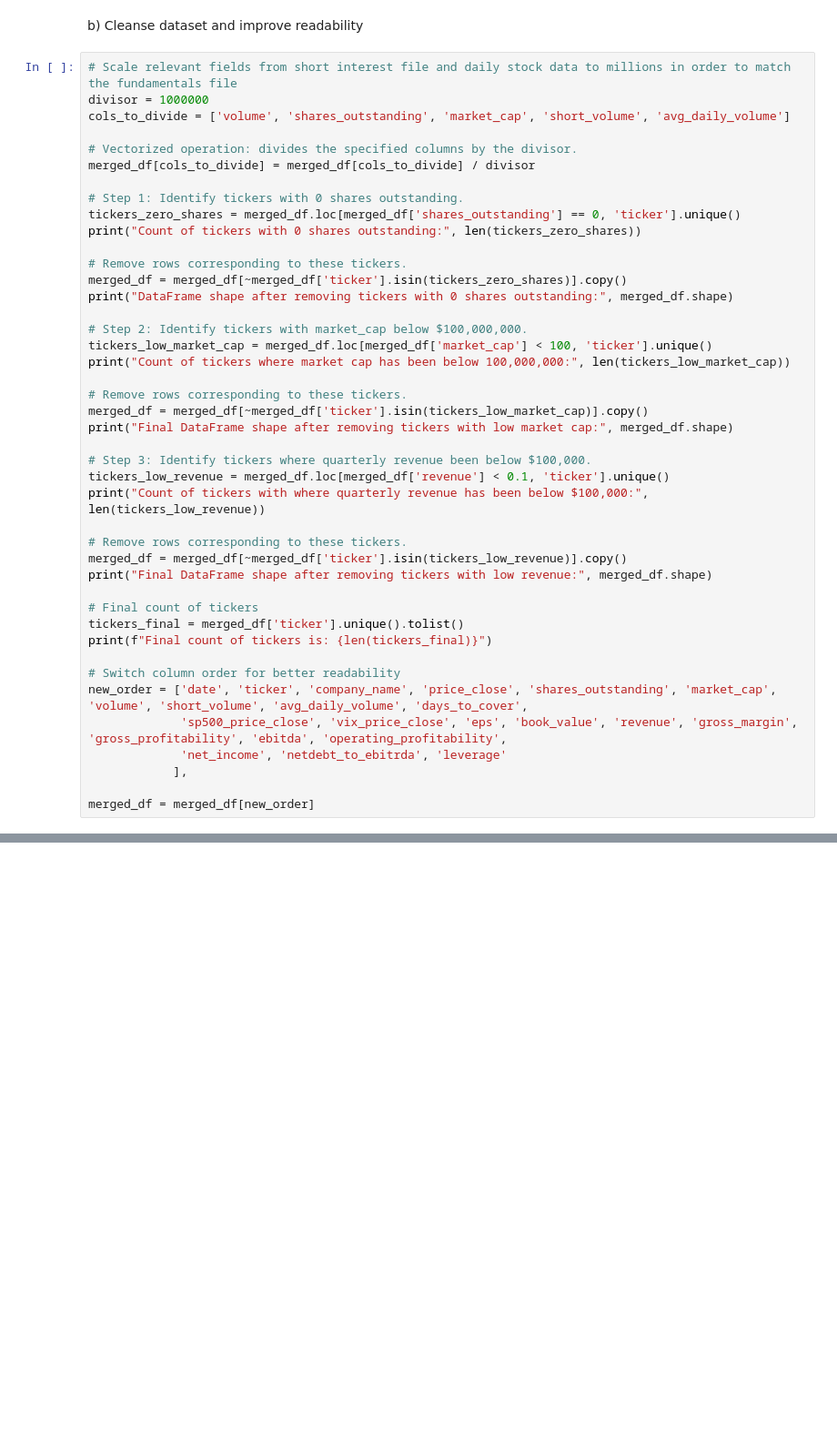
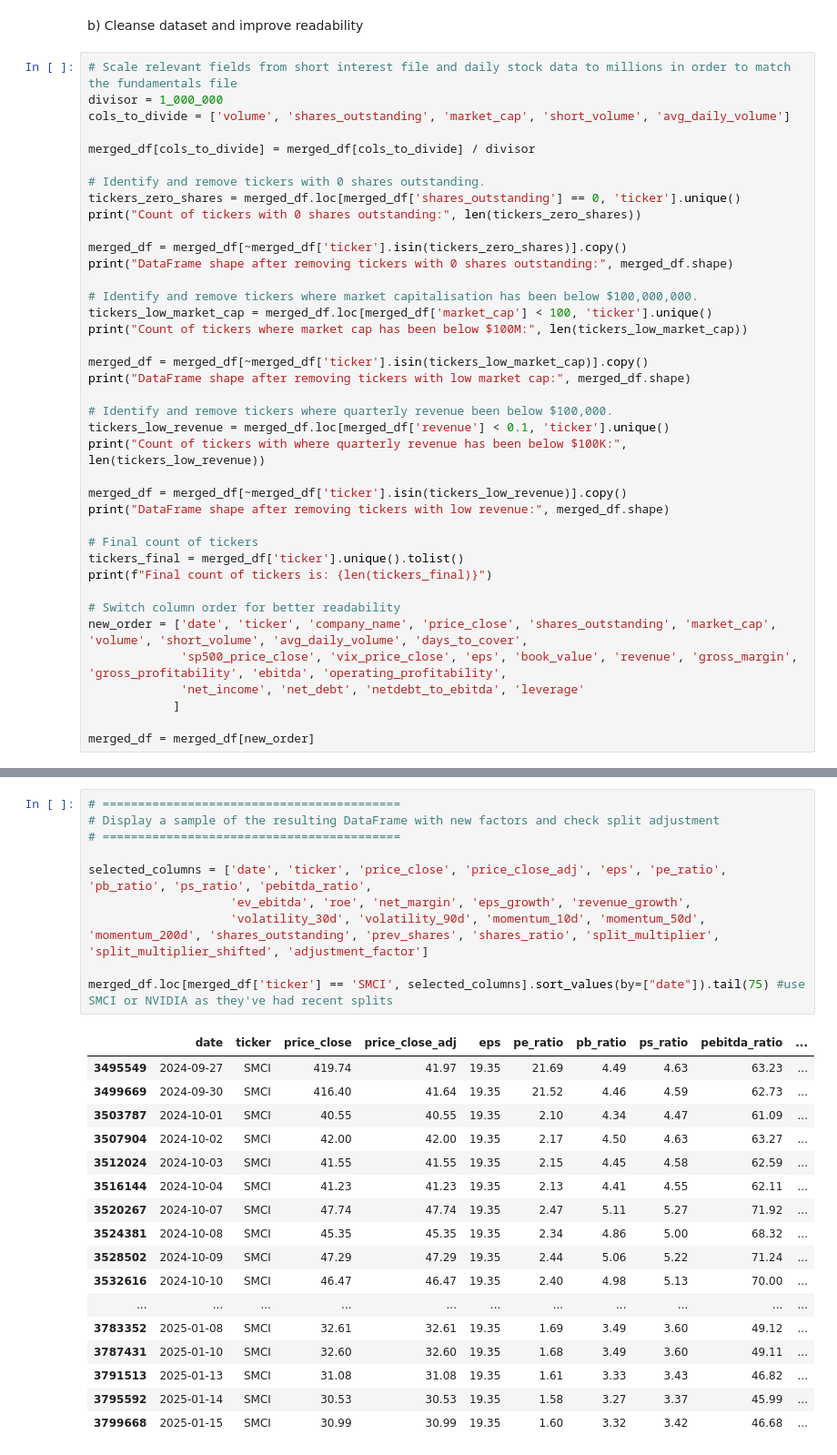
Before and after one commit to tomasromeiro/long_short_trading_nn_UCL, a Jupyter notebook: data.ipynb, the cells around one changed output, grey strips where cells are left out. Shown at 91% size. Cells and saved outputs as stored; diff of their text form; blank space fills up the shorter version.

Commit message:
Made progress on data cleanse. Added stock split adjustment and additional metrics.

```diff
--- a/data.ipynb
+++ b/data.ipynb
@@ -381,35 +381,31 @@ merged_df[ticker_cols] = merged_df.groupby("ticker")[ticker_cols].ffill()
 b) Cleanse dataset and improve readability
 # %%
 # Scale relevant fields from short interest file and daily stock data to millions in order to match the fundamentals file
-divisor = 1000000
+divisor = 1_000_000
 cols_to_divide = ['volume', 'shares_outstanding', 'market_cap', 'short_volume', 'avg_daily_volume']
 
-# Vectorized operation: divides the specified columns by the divisor.
 merged_df[cols_to_divide] = merged_df[cols_to_divide] / divisor
 
-# Step 1: Identify tickers with 0 shares outstanding.
+# Identify and remove tickers with 0 shares outstanding.
 tickers_zero_shares = merged_df.loc[merged_df['shares_outstanding'] == 0, 'ticker'].unique()
 print("Count of tickers with 0 shares outstanding:", len(tickers_zero_shares))
 
-# Remove rows corresponding to these tickers.
 merged_df = merged_df[~merged_df['ticker'].isin(tickers_zero_shares)].copy()
 print("DataFrame shape after removing tickers with 0 shares outstanding:", merged_df.shape)
 
-# Step 2: Identify tickers with market_cap below $100,000,000.
+# Identify and remove tickers where market capitalisation has been below $100,000,000.
 tickers_low_market_cap = merged_df.loc[merged_df['market_cap'] < 100, 'ticker'].unique()
-print("Count of tickers where market cap has been below 100,000,000:", len(tickers_low_market_cap))
+print("Count of tickers where market cap has been below $100M:", len(tickers_low_market_cap))
 
-# Remove rows corresponding to these tickers.
 merged_df = merged_df[~merged_df['ticker'].isin(tickers_low_market_cap)].copy()
-print("Final DataFrame shape after removing tickers with low market cap:", merged_df.shape)
+print("DataFrame shape after removing tickers with low market cap:", merged_df.shape)
 
-# Step 3: Identify tickers where quarterly revenue been below $100,000.
+# Identify and remove tickers where quarterly revenue been below $100,000.
 tickers_low_revenue = merged_df.loc[merged_df['revenue'] < 0.1, 'ticker'].unique()
-print("Count of tickers with where quarterly revenue has been below $100,000:", len(tickers_low_revenue))
+print("Count of tickers with where quarterly revenue has been below $100K:", len(tickers_low_revenue))
 
-# Remove rows corresponding to these tickers.
 merged_df = merged_df[~merged_df['ticker'].isin(tickers_low_revenue)].copy()
-print("Final DataFrame shape after removing tickers with low revenue:", merged_df.shape)
+print("DataFrame shape after removing tickers with low revenue:", merged_df.shape)
 
 # Final count of tickers
 tickers_final = merged_df['ticker'].unique().tolist()
@@ -418,8 +414,8 @@ print(f"Final count of tickers is: {len(tickers_final)}")
 # Switch column order for better readability
 new_order = ['date', 'ticker', 'company_name', 'price_close', 'shares_outstanding', 'market_cap', 'volume', 'short_volume', 'avg_daily_volume', 'days_to_cover',
              'sp500_price_close', 'vix_price_close', 'eps', 'book_value', 'revenue', 'gross_margin', 'gross_profitability', 'ebitda', 'operating_profitability',
-             'net_income', 'netdebt_to_ebitrda', 'leverage'
-            ],
+             'net_income', 'net_debt', 'netdebt_to_ebitda', 'leverage'
+            ]
 
 merged_df = merged_df[new_order]
 # %% [output]
@@ -449,3 +576,31 @@ merged_df[merged_df['ticker'] == 'PTON'].sort_values(by=["date"]).head(10)
+# %%
+# ==========================================
+# Display a sample of the resulting DataFrame with new factors and check split adjustment
+# ==========================================
+
+selected_columns = ['date', 'ticker', 'price_close', 'price_close_adj', 'eps', 'pe_ratio', 'pb_ratio', 'ps_ratio', 'pebitda_ratio',
+                    'ev_ebitda', 'roe', 'net_margin', 'eps_growth', 'revenue_growth',
+                    'volatility_30d', 'volatility_90d', 'momentum_10d', 'momentum_50d', 'momentum_200d', 'shares_outstanding', 'prev_shares', 'shares_ratio', 'split_multiplier', 'split_multiplier_shifted', 'adjustment_factor']
+
+merged_df.loc[merged_df['ticker'] == 'SMCI', selected_columns].sort_values(by=["date"]).tail(75) #use SMCI or NVIDIA as they've had recent splits
+# %% [output]
+|  | date | ticker | price_close | price_close_adj | eps | pe_ratio | pb_ratio | ps_ratio | pebitda_ratio | ... |
+| 3495549 | 2024-09-27 | SMCI | 419.74 | 41.97 | 19.35 | 21.69 | 4.49 | 4.63 | 63.23 | ... |
+| 3499669 | 2024-09-30 | SMCI | 416.40 | 41.64 | 19.35 | 21.52 | 4.46 | 4.59 | 62.73 | ... |
+| 3503787 | 2024-10-01 | SMCI | 40.55 | 40.55 | 19.35 | 2.10 | 4.34 | 4.47 | 61.09 | ... |
+| 3507904 | 2024-10-02 | SMCI | 42.00 | 42.00 | 19.35 | 2.17 | 4.50 | 4.63 | 63.27 | ... |
+| 3512024 | 2024-10-03 | SMCI | 41.55 | 41.55 | 19.35 | 2.15 | 4.45 | 4.58 | 62.59 | ... |
+| 3516144 | 2024-10-04 | SMCI | 41.23 | 41.23 | 19.35 | 2.13 | 4.41 | 4.55 | 62.11 | ... |
+| 3520267 | 2024-10-07 | SMCI | 47.74 | 47.74 | 19.35 | 2.47 | 5.11 | 5.27 | 71.92 | ... |
+| 3524381 | 2024-10-08 | SMCI | 45.35 | 45.35 | 19.35 | 2.34 | 4.86 | 5.00 | 68.32 | ... |
+| 3528502 | 2024-10-09 | SMCI | 47.29 | 47.29 | 19.35 | 2.44 | 5.06 | 5.22 | 71.24 | ... |
+| 3532616 | 2024-10-10 | SMCI | 46.47 | 46.47 | 19.35 | 2.40 | 4.98 | 5.13 | 70.00 | ... |
+| ... | ... | ... | ... | ... | ... | ... | ... | ... | ... | ... |
+| 3783352 | 2025-01-08 | SMCI | 32.61 | 32.61 | 19.35 | 1.69 | 3.49 | 3.60 | 49.12 | ... |
+| 3787431 | 2025-01-10 | SMCI | 32.60 | 32.60 | 19.35 | 1.68 | 3.49 | 3.60 | 49.11 | ... |
+| 3791513 | 2025-01-13 | SMCI | 31.08 | 31.08 | 19.35 | 1.61 | 3.33 | 3.43 | 46.82 | ... |
+| 3795592 | 2025-01-14 | SMCI | 30.53 | 30.53 | 19.35 | 1.58 | 3.27 | 3.37 | 45.99 | ... |
+| 3799668 | 2025-01-15 | SMCI | 30.99 | 30.99 | 19.35 | 1.60 | 3.32 | 3.42 | 46.68 | ... |
 # %%
 # Assume merged_df is already loaded.
 # For example:
```
Also changed, not shown: parts of 8 cells of this notebook.
